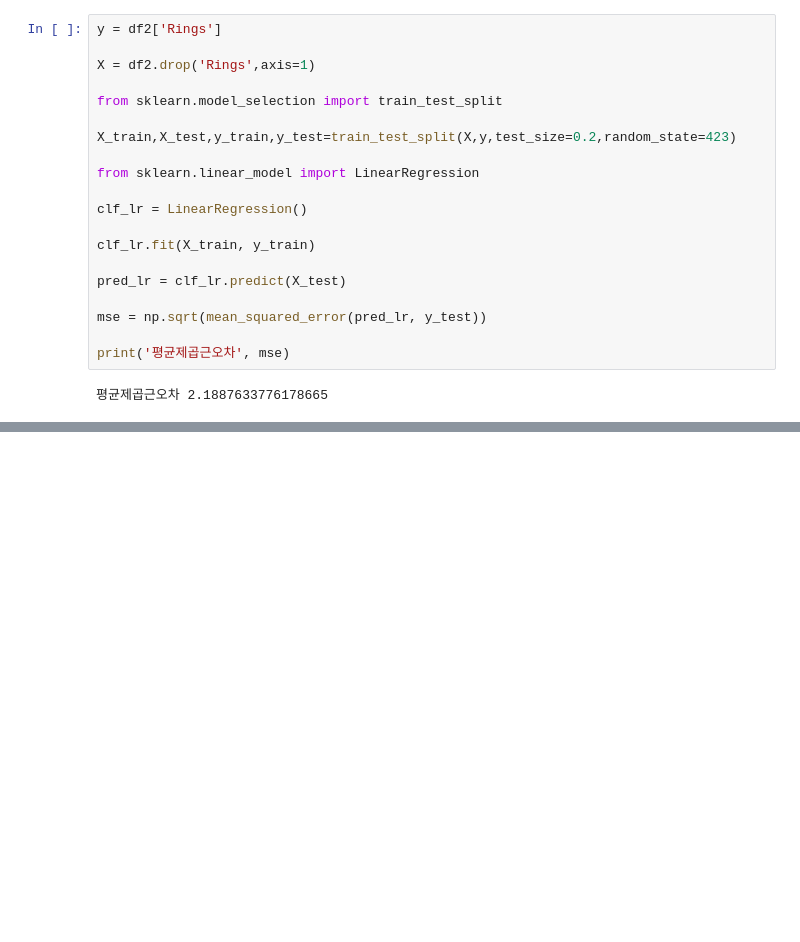
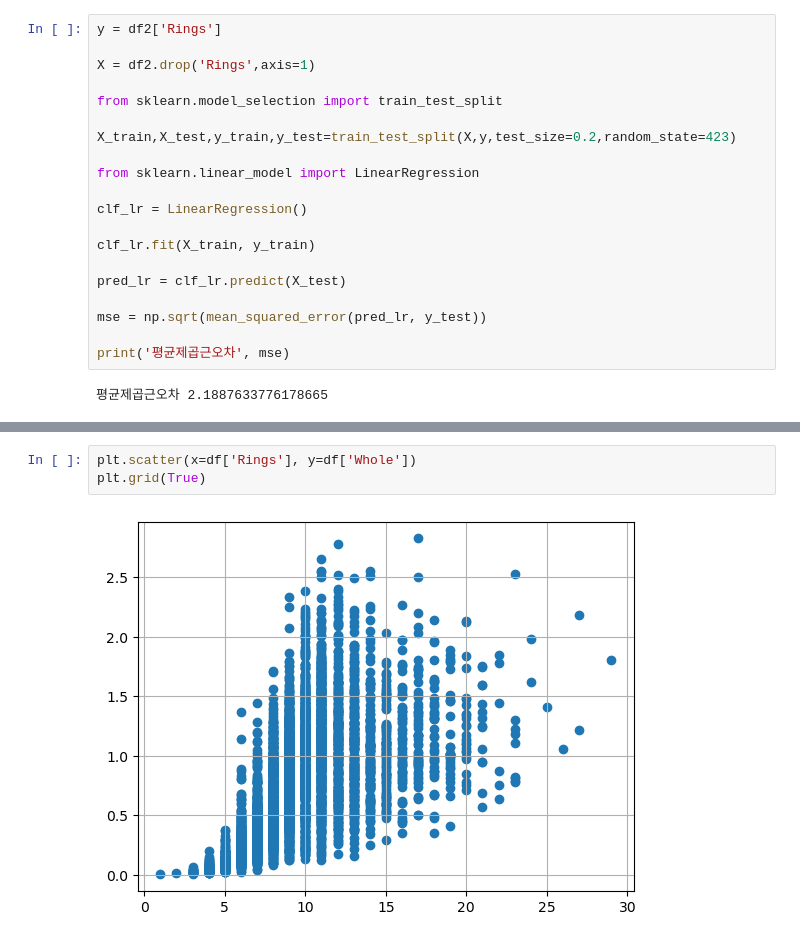
Before and after one commit to dglee6257/Dataprocessing, a Jupyter notebook: 2023_11_16.ipynb, the cells around one changed output, grey strips where cells are left out. Saved outputs shown, nothing was run; the diff lists cells and outputs as text; blank space fills up the shorter version.

```diff
--- a/2023_11_16.ipynb
+++ b/2023_11_16.ipynb
@@ -187,0 +253,5 @@ print('평균제곱근오차', mse)
+# %%
+plt.scatter(x=df['Rings'], y=df['Whole'])
+plt.grid(True)
+# %% [output]
+[figure, added]
```
Also changed, not shown: parts of 18 cells of this notebook.
